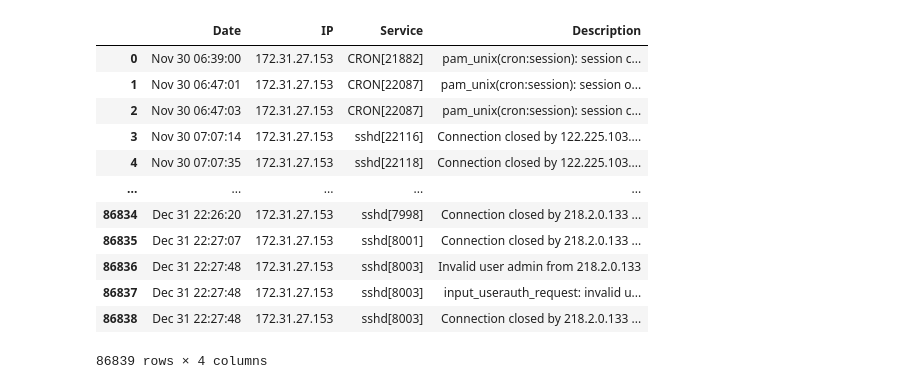
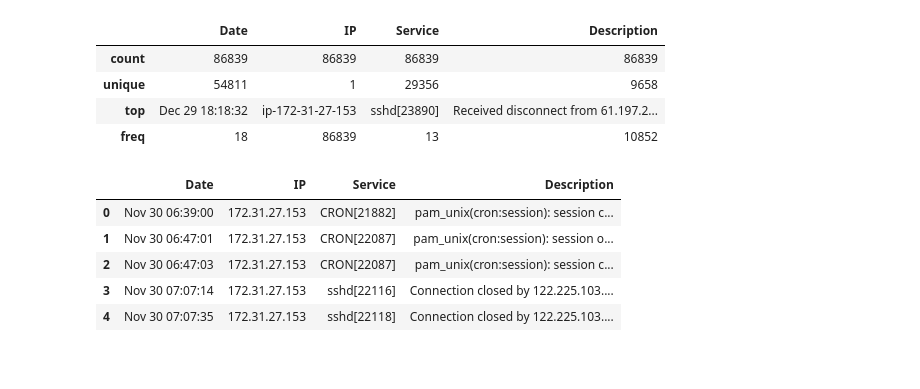
Before and after one commit to steinruck/DATA-690-WANG, a Jupyter notebook: Final_Project/Deliverable2.ipynb, the cells around one changed output. Drawn from its saved outputs; the diff is of its cells as text; code cells hidden in the pictures; blank space fills up the shorter version.

```diff
--- a/Final_Project/Deliverable2.ipynb
+++ b/Final_Project/Deliverable2.ipynb
@@ -23,18 +58,20 @@ df
+# %%
+df.describe()
+# %% [output]
+|  | Date | IP | Service | Description |
+| count | 86839 | 86839 | 86839 | 86839 |
+| unique | 54811 | 1 | 29356 | 9658 |
+| top | Dec 29 18:18:32 | ip-172-31-27-153 | sshd[23890] | Received disconnect from 61.197.2... |
+| freq | 18 | 86839 | 13 | 10852 |
 # %%
+# Remove leading ip string from IP column (works here because the IP is from the singular host device)
 df["IP"]= df["IP"].replace("ip-172-31-27-153", "172.31.27.153")
-df
+df.head()
 # %% [output]
 |  | Date | IP | Service | Description |
 | 0 | Nov 30 06:39:00 | 172.31.27.153 | CRON[21882] | pam_unix(cron:session): session c... |
 | 1 | Nov 30 06:47:01 | 172.31.27.153 | CRON[22087] | pam_unix(cron:session): session o... |
 | 2 | Nov 30 06:47:03 | 172.31.27.153 | CRON[22087] | pam_unix(cron:session): session c... |
 | 3 | Nov 30 07:07:14 | 172.31.27.153 | sshd[22116] | Connection closed by 122.225.103.... |
 | 4 | Nov 30 07:07:35 | 172.31.27.153 | sshd[22118] | Connection closed by 122.225.103.... |
-| ... | ... | ... | ... | ... |
-| 86834 | Dec 31 22:26:20 | 172.31.27.153 | sshd[7998] | Connection closed by 218.2.0.133 ... |
-| 86835 | Dec 31 22:27:07 | 172.31.27.153 | sshd[8001] | Connection closed by 218.2.0.133 ... |
-| 86836 | Dec 31 22:27:48 | 172.31.27.153 | sshd[8003] | Invalid user admin from 218.2.0.133 |
-| 86837 | Dec 31 22:27:48 | 172.31.27.153 | sshd[8003] | input_userauth_request: invalid u... |
-| 86838 | Dec 31 22:27:48 | 172.31.27.153 | sshd[8003] | Connection closed by 218.2.0.133 ... |
-86839 rows × 4 columns
 # %%
```
Also changed, not shown: parts of 17 cells of this notebook.
